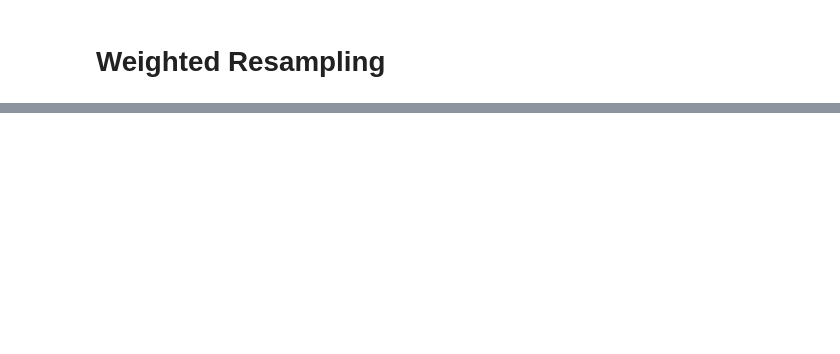
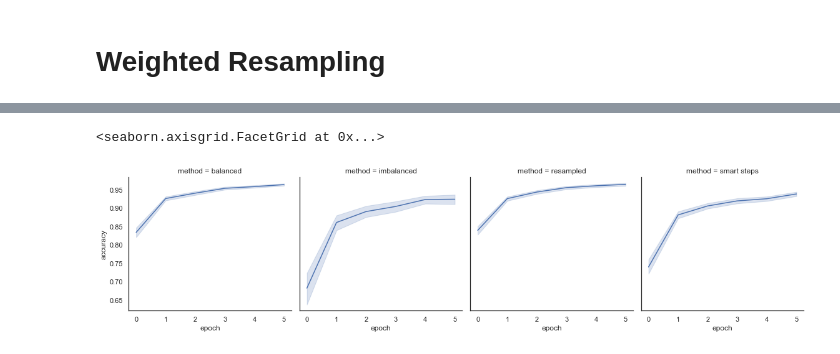
Before and after one commit to akshay-jaggi/novelty, a Jupyter notebook: notebooks/03_resampling.ipynb, the cells around one changed output, grey strips where cells are left out. Cells and saved outputs as stored; diff of their text form; code cells hidden in the pictures; blank space fills up the shorter version.

```diff
--- a/notebooks/03_resampling.ipynb
+++ b/notebooks/03_resampling.ipynb
@@ -130,0 +225,5 @@ sampler = WeightedRandomSampler(
+# %%
+train_accs_all = torch.stack([train_accs_balanced_tensor,
+                        train_accs_imbalanced_tensor,
+                        train_accs_reweighted_tensor,
+                        train_accs_restepped_tensor])
@@ -130,0 +253,20 @@ sampler = WeightedRandomSampler(
+# %%
+a,b,c,d = train_accs_all.shape
+indices = torch.tensor([[[[(i,j,k,l) for l in range(d)] for k in range(c)] for j in range(b)] for i in range(a)]).flatten(0,3)
+accs = train_accs_all.flatten()
+flat_accs = torch.column_stack((indices, accs))
+# %%
+train_results = pd.DataFrame(flat_accs,
+                             columns=['method','rep','epoch','digit','accuracy'])
+train_results['method'] = train_results['method'].astype('category')
+train_results['method'] = train_results['method'].cat.rename_categories({0.0:'balanced',
+                                                                        1.0:'imbalanced',
+                                                                        2.0:'resampled',
+                                                                        3.0:'smart steps'})
+train_results['digit'] = train_results['digit'].astype('int')
+# %%
+g = sns.FacetGrid(train_results, col="method",height=4,aspect=1)
+g.map(sns.lineplot, "epoch","accuracy")
+# %% [output]
+<seaborn.axisgrid.FacetGrid at 0x...>
+[figure, added]
```
Also changed, not shown: parts of 28 cells of this notebook, 1 other file.
